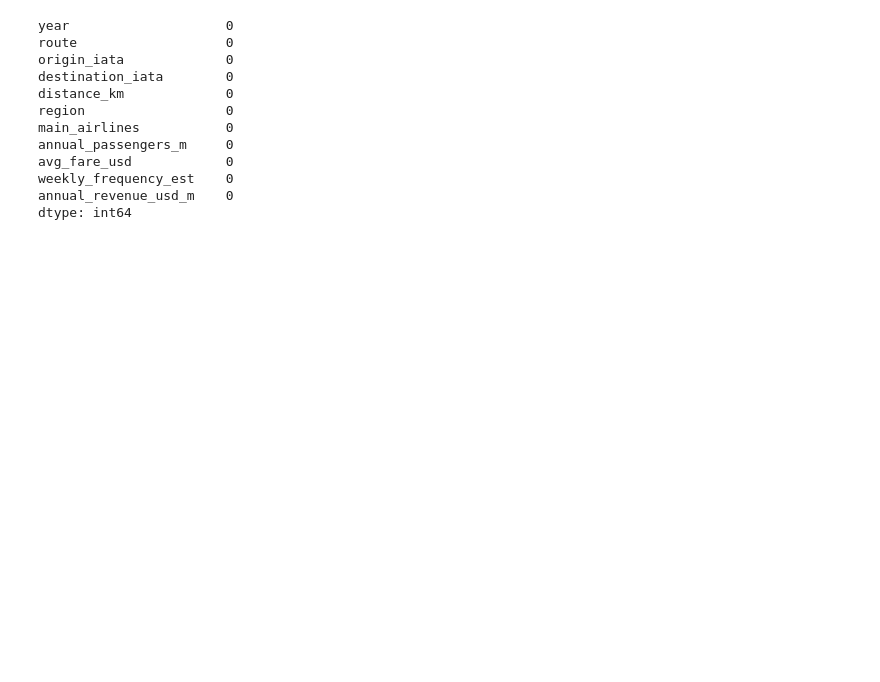
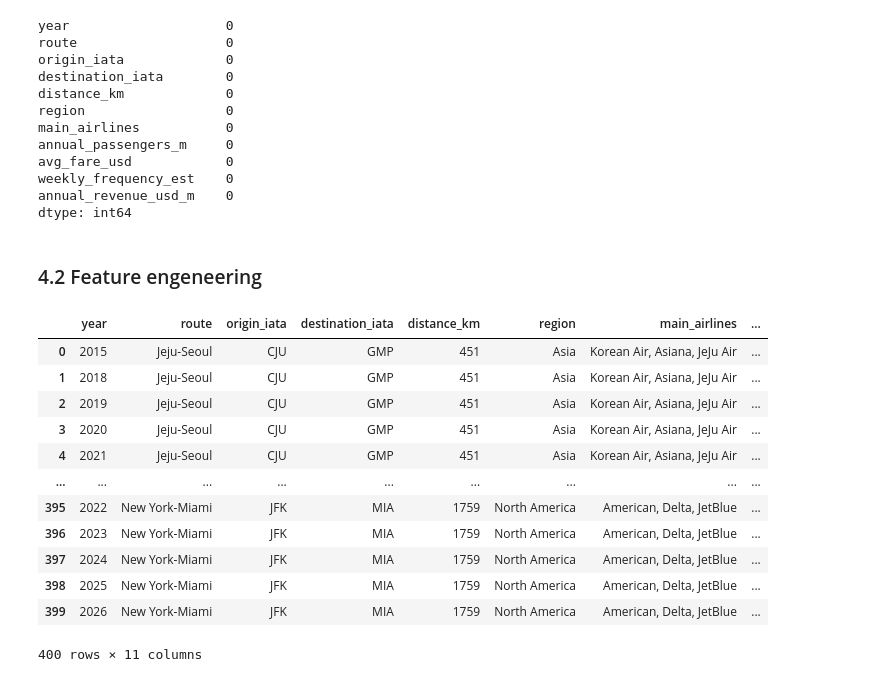
Before and after one commit to abdallahh07/boeing-airbus-market-share-prediction, a Jupyter notebook: research.ipynb, the cells around one changed output. Saved outputs shown, nothing was run; the diff lists cells and outputs as text; code cells hidden in the pictures; blank space fills up the shorter version.

```diff
--- a/research.ipynb
+++ b/research.ipynb
@@ -416,3 +416,21 @@ avg_fare_usd            0
 weekly_frequency_est    0
 annual_revenue_usd_m    0
 dtype: int64
+# %% [markdown]
+### 4.2 Feature engeneering
+# %%
+route_performance
+# %% [output]
+|  | year | route | origin_iata | destination_iata | distance_km | region | main_airlines | ... |
+| 0 | 2015 | Jeju-Seoul | CJU | GMP | 451 | Asia | Korean Air, Asiana, JeJu Air | ... |
+| 1 | 2018 | Jeju-Seoul | CJU | GMP | 451 | Asia | Korean Air, Asiana, JeJu Air | ... |
+| 2 | 2019 | Jeju-Seoul | CJU | GMP | 451 | Asia | Korean Air, Asiana, JeJu Air | ... |
+| 3 | 2020 | Jeju-Seoul | CJU | GMP | 451 | Asia | Korean Air, Asiana, JeJu Air | ... |
+| 4 | 2021 | Jeju-Seoul | CJU | GMP | 451 | Asia | Korean Air, Asiana, JeJu Air | ... |
+| ... | ... | ... | ... | ... | ... | ... | ... | ... |
+| 395 | 2022 | New York-Miami | JFK | MIA | 1759 | North America | American, Delta, JetBlue | ... |
+| 396 | 2023 | New York-Miami | JFK | MIA | 1759 | North America | American, Delta, JetBlue | ... |
+| 397 | 2024 | New York-Miami | JFK | MIA | 1759 | North America | American, Delta, JetBlue | ... |
+| 398 | 2025 | New York-Miami | JFK | MIA | 1759 | North America | American, Delta, JetBlue | ... |
+| 399 | 2026 | New York-Miami | JFK | MIA | 1759 | North America | American, Delta, JetBlue | ... |
+400 rows × 11 columns
```
Also changed, not shown: parts of 8 cells of this notebook.
